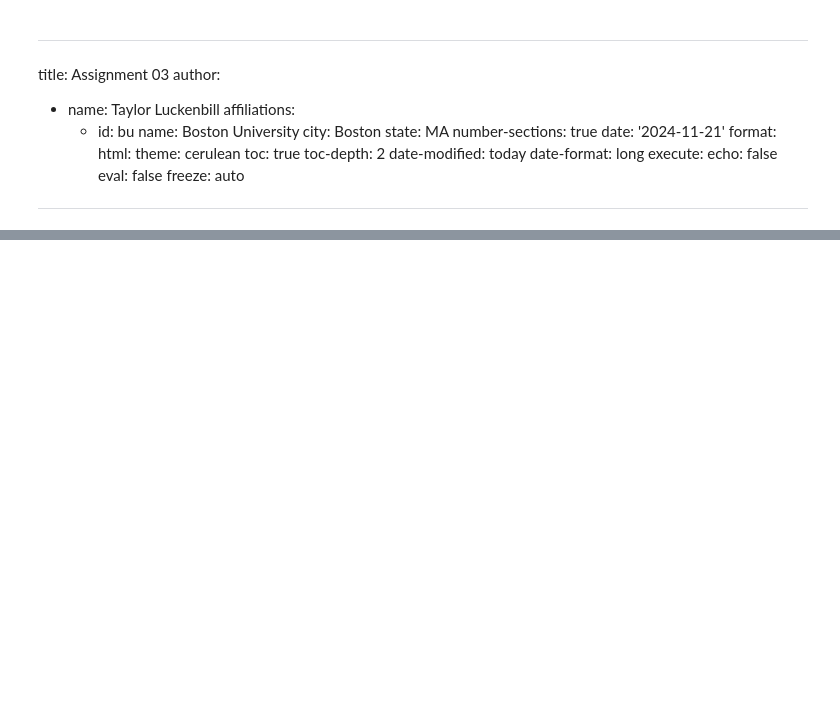
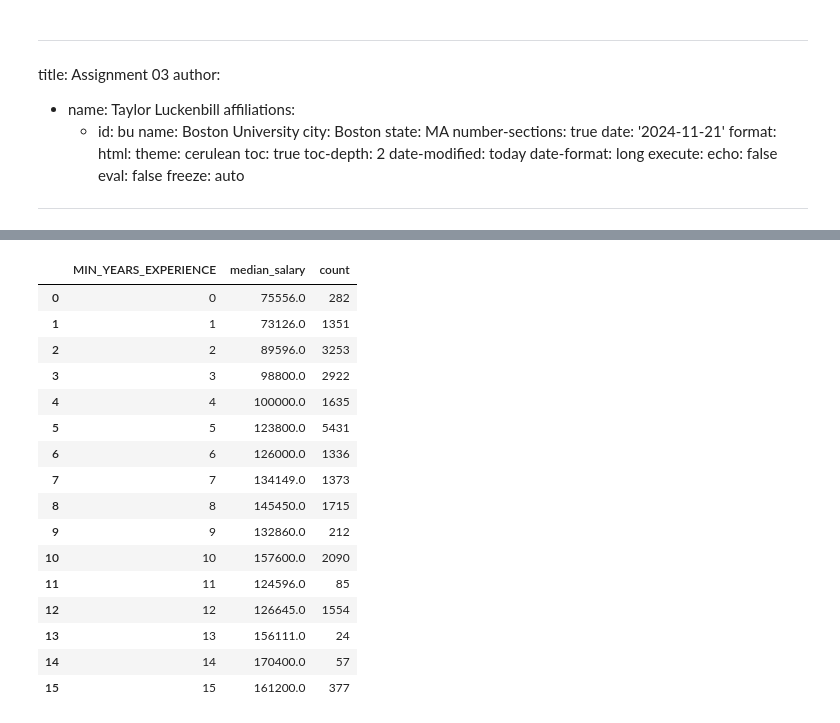
Before and after one commit to met-ad-688/assignment-03-tluck15, a Jupyter notebook: assignment03-tluck15.ipynb, the cells around one changed output, grey strips where cells are left out. Saved outputs shown, nothing was run; the diff lists cells and outputs as text; code cells hidden in the pictures; blank space fills up the shorter version.

Commit message:
data cleaned and grouped

```diff
--- a/assignment03-tluck15.ipynb
+++ b/assignment03-tluck15.ipynb
@@ -70,0 +70,5 @@ only showing top 5 rows
+# %%
+filtered_df = df.filter(col("SALARY").isNotNull()
+                        & (col("SALARY") != 0)
+                        & col("MIN_YEARS_EXPERIENCE").isNotNull() )
+filtered_df.show(30)
@@ -70,0 +93,32 @@ only showing top 5 rows
+# %%
+grouped_df_pd = filtered_df.toPandas()
+
+grouped_df_pd = (
+    grouped_df_pd
+    .groupby("MIN_YEARS_EXPERIENCE")
+    .agg(
+        median_salary=("SALARY", "median"),
+        count=("ID", "count")
+    )
+    .reset_index()
+)
+
+grouped_df_pd.head(20)
+# %% [output]
+|  | MIN_YEARS_EXPERIENCE | median_salary | count |
+| 0 | 0 | 75556.0 | 282 |
+| 1 | 1 | 73126.0 | 1351 |
+| 2 | 2 | 89596.0 | 3253 |
+| 3 | 3 | 98800.0 | 2922 |
+| 4 | 4 | 100000.0 | 1635 |
+| 5 | 5 | 123800.0 | 5431 |
+| 6 | 6 | 126000.0 | 1336 |
+| 7 | 7 | 134149.0 | 1373 |
+| 8 | 8 | 145450.0 | 1715 |
+| 9 | 9 | 132860.0 | 212 |
+| 10 | 10 | 157600.0 | 2090 |
+| 11 | 11 | 124596.0 | 85 |
+| 12 | 12 | 126645.0 | 1554 |
+| 13 | 13 | 156111.0 | 24 |
+| 14 | 14 | 170400.0 | 57 |
+| 15 | 15 | 161200.0 | 377 |
```
Also changed, not shown: parts of 2 cells of this notebook, 1 other file.
